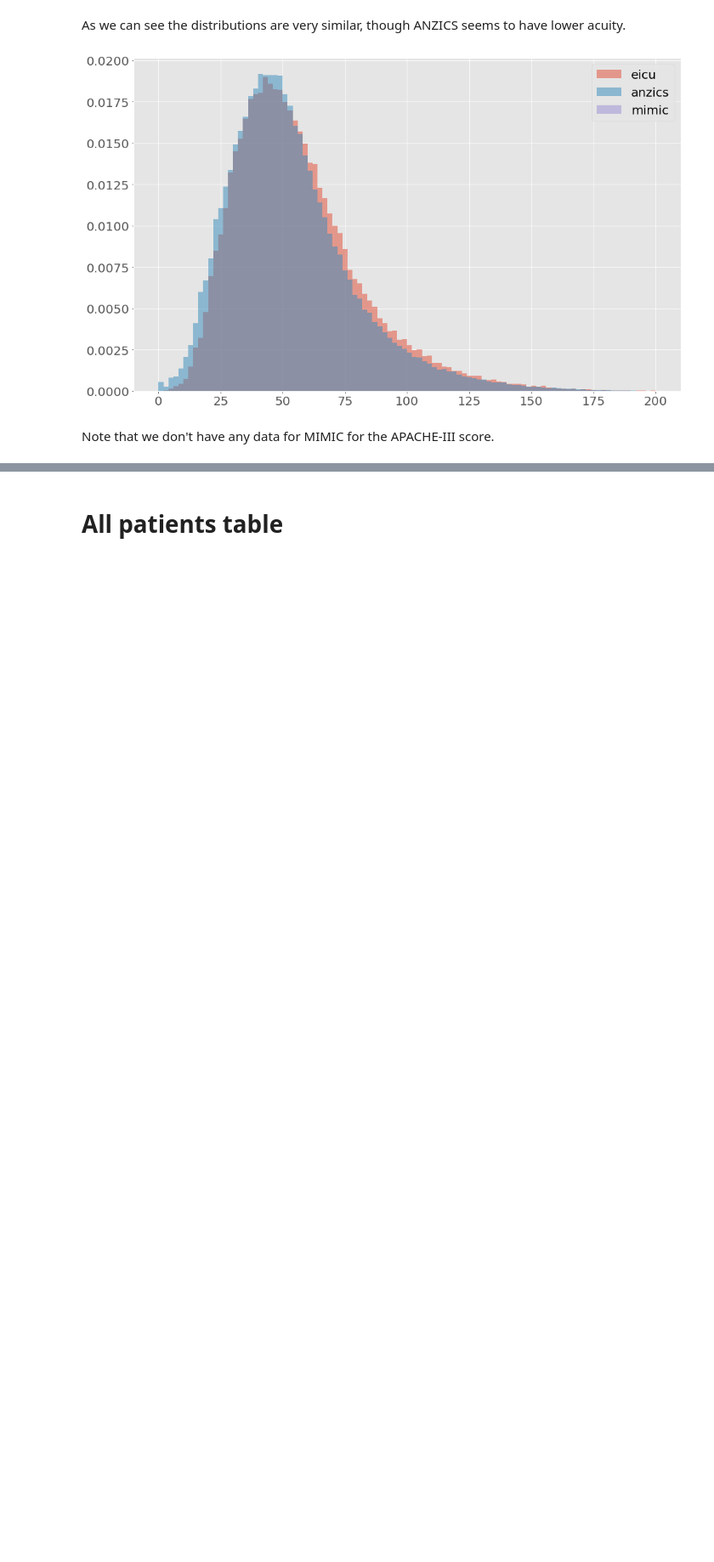
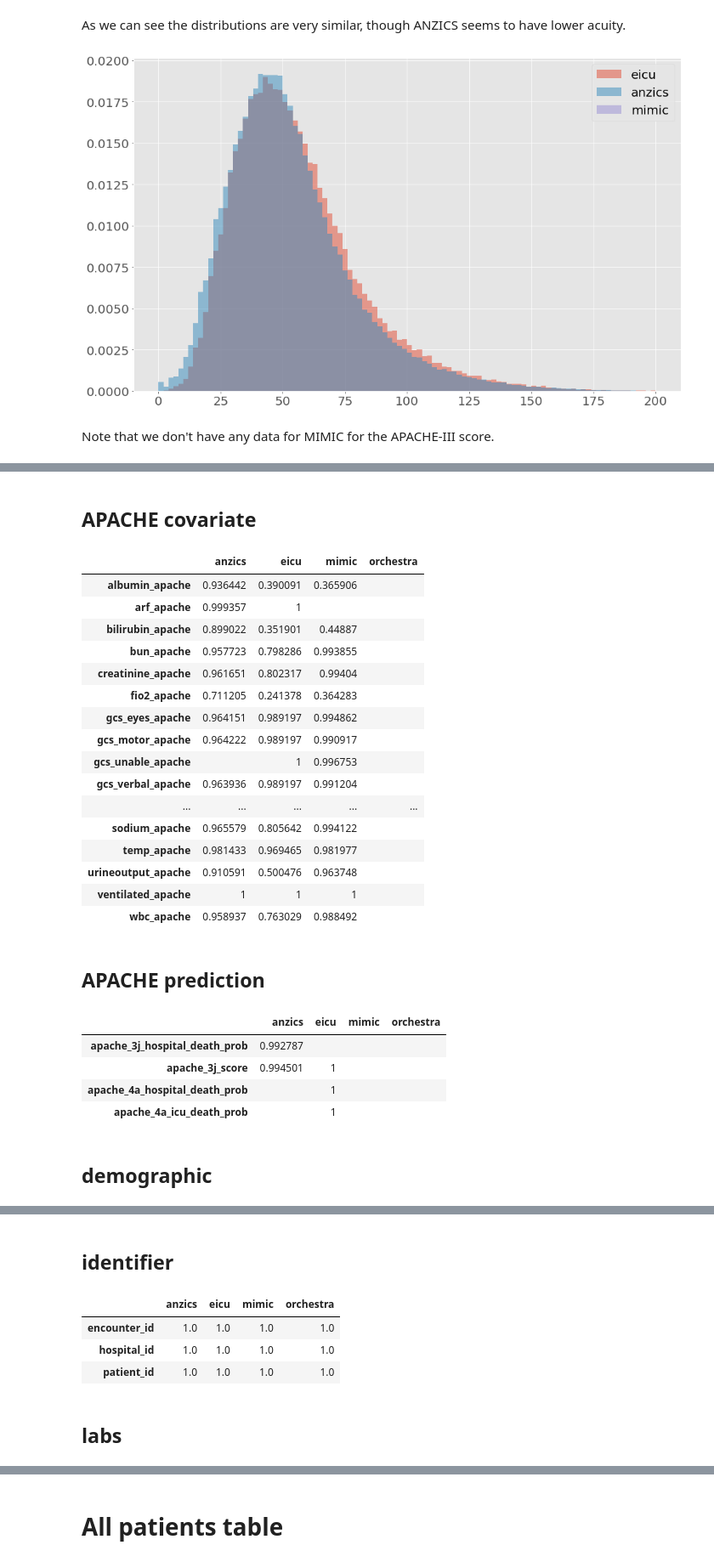
Before and after one commit to MIT-LCP/gossis, a Jupyter notebook: compare-data.ipynb, the cells around one changed output, grey strips where cells are left out. Shown at 85% size. Cells and saved outputs as stored; diff of their text form; code cells hidden in the pictures; blank space fills up the shorter version.

```diff
--- a/compare-data.ipynb
+++ b/compare-data.ipynb
@@ -359,0 +254,42 @@ done
+# %%
+totals=[float(i) for i in counting('data_source')]
+index = list(df_var['category'].astype('category').cat.categories)
+category_gp=df_var.groupby('category')
+header=['anzics','eicu','mimic','orchestra']
+for i in index:
+    display(HTML('<h2>'+i+'</h2>'))
+    comp_dict={}
+    for column in df_var.loc[df_var['category']==i,'varname']:
+        if column == 'data_source':
+            continue
+        comp_dict[column]=np.divide(counting(column),totals)
+    tb = pd.DataFrame(comp_dict, index=header)
+    tb = tb.replace(to_replace=float(0), value='')
+    tb=tb.transpose()
+    display(HTML(tb.to_html()))
+# %% [output]
+APACHE covariate
+|  | anzics | eicu | mimic | orchestra |
+| albumin_apache | 0.936442 | 0.390091 | 0.365906 |  |
+| arf_apache | 0.999357 | 1 |  |  |
+| bilirubin_apache | 0.899022 | 0.351901 | 0.44887 |  |
+| bun_apache | 0.957723 | 0.798286 | 0.993855 |  |
+| creatinine_apache | 0.961651 | 0.802317 | 0.99404 |  |
+| fio2_apache | 0.711205 | 0.241378 | 0.364283 |  |
+| gcs_eyes_apache | 0.964151 | 0.989197 | 0.994862 |  |
+| gcs_motor_apache | 0.964222 | 0.989197 | 0.990917 |  |
+| gcs_unable_apache |  | 1 | 0.996753 |  |
+| gcs_verbal_apache | 0.963936 | 0.989197 | 0.991204 |  |
+| ... | ... | ... | ... | ... |
+| sodium_apache | 0.965579 | 0.805642 | 0.994122 |  |
+| temp_apache | 0.981433 | 0.969465 | 0.981977 |  |
+| urineoutput_apache | 0.910591 | 0.500476 | 0.963748 |  |
+| ventilated_apache | 1 | 1 | 1 |  |
+| wbc_apache | 0.958937 | 0.763029 | 0.988492 |  |
+APACHE prediction
+|  | anzics | eicu | mimic | orchestra |
+| apache_3j_hospital_death_prob | 0.992787 |  |  |  |
+| apache_3j_score | 0.994501 | 1 |  |  |
+| apache_4a_hospital_death_prob |  | 1 |  |  |
+| apache_4a_icu_death_prob |  | 1 |  |  |
+demographic
@@ -359,0 +313,6 @@ done
+identifier
+|  | anzics | eicu | mimic | orchestra |
+| encounter_id | 1.0 | 1.0 | 1.0 | 1.0 |
+| hospital_id | 1.0 | 1.0 | 1.0 | 1.0 |
+| patient_id | 1.0 | 1.0 | 1.0 | 1.0 |
+labs
```
Also changed, not shown: parts of 22 cells of this notebook.
